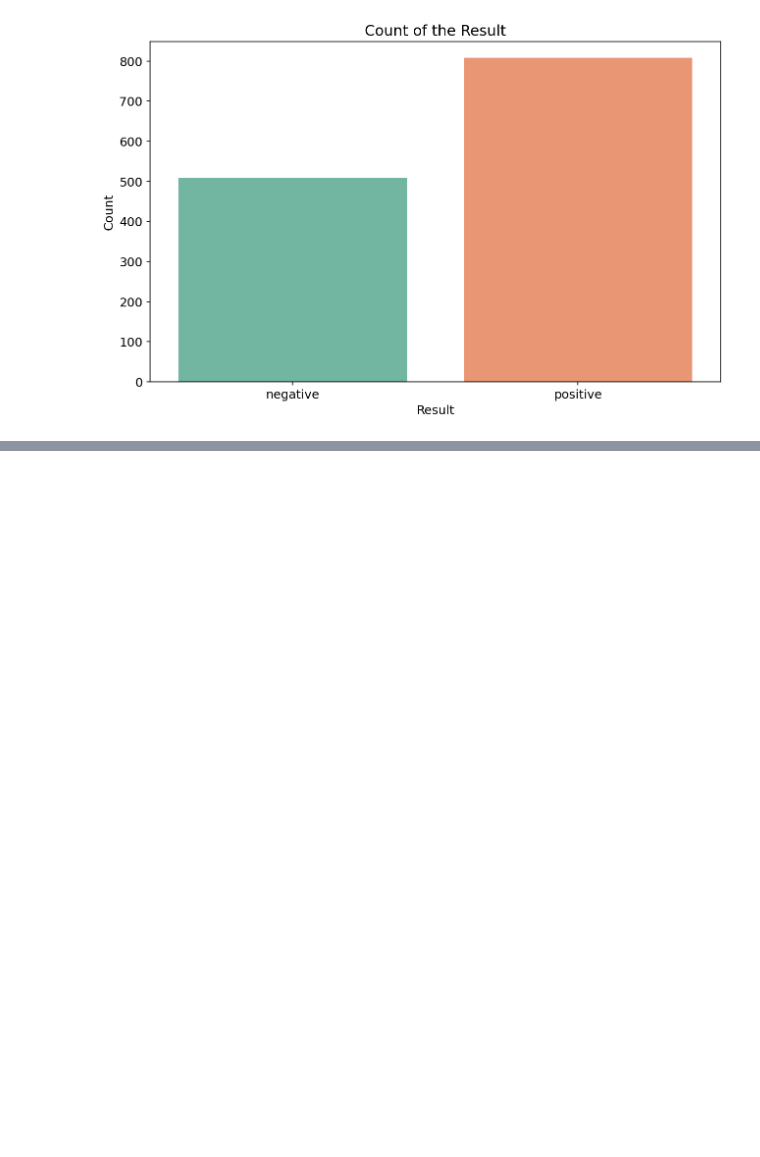
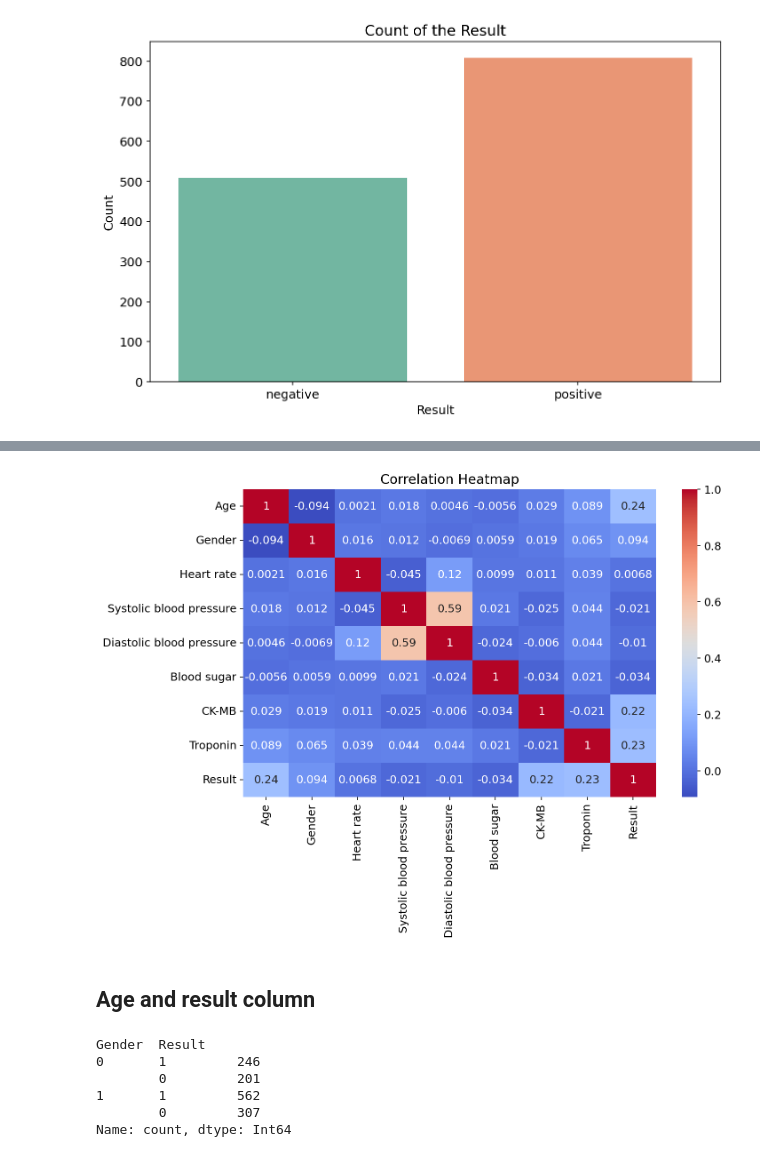
Before and after one commit to Jawad-Muzafar/EDA, a Jupyter notebook: Heart attack dataset/eda.ipynb, the cells around one changed output, grey strips where cells are left out. Cells and saved outputs as stored; diff of their text form; code cells hidden in the pictures; blank space fills up the shorter version.

```diff
--- a/Heart attack dataset/eda.ipynb
+++ b/Heart attack dataset/eda.ipynb
@@ -722,0 +731,8 @@ plt.show()
+# %%
+# map textual labels to integers safely
+orig = df['Result'].astype(str)
+mapped = orig.str.strip().str.lower().map({'negative': 0, 'positive': 1})
+if mapped.isnull().any():
+    print("Unmapped Result values:", orig[mapped.isnull()].unique())
+
+df['Result'] = mapped.astype('Int64')  # nullable integer dtype
@@ -722,0 +754,17 @@ plt.show()
+# %%
+sns.heatmap(df.select_dtypes('number').corr(), annot=True, cmap='coolwarm')
+plt.title('Correlation Heatmap')
+plt.show()
+# %% [output]
+[figure, added]
+# %% [markdown]
+## **Age and result column**
+# %%
+df.groupby('Gender')['Result'].value_counts()
+# %% [output]
+Gender  Result
+0       1         246
+        0         201
+1       1         562
+        0         307
+Name: count, dtype: Int64
```
Also changed, not shown: parts of 5 cells of this notebook.
